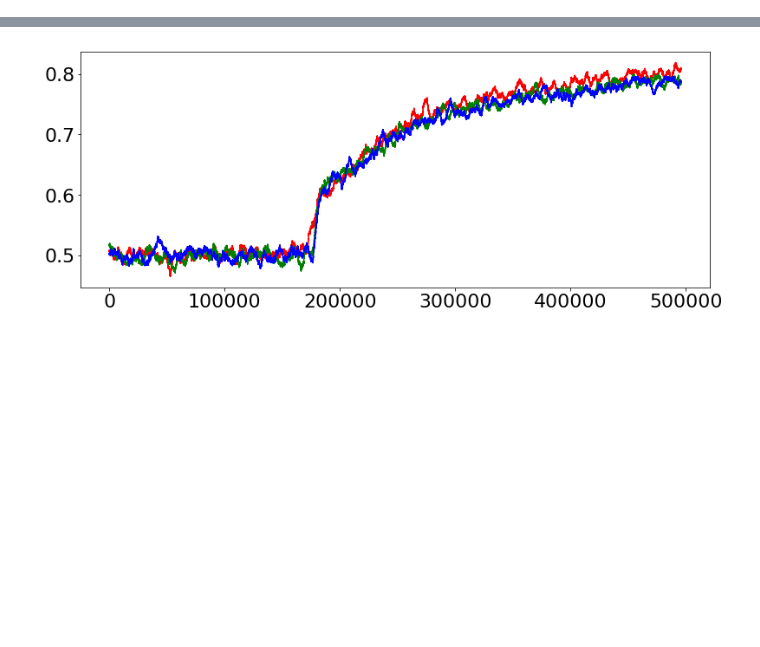
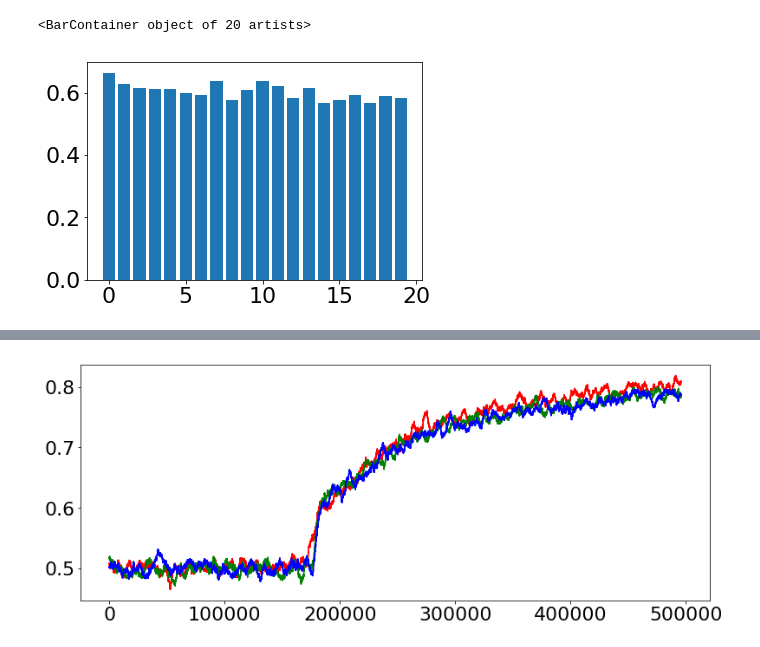
Before and after one commit to andrebeu/nback, a Jupyter notebook: pure EM - item recognition.ipynb, the cells around one changed output, grey strips where cells are left out. Saved outputs shown, nothing was run; the diff lists cells and outputs as text; code cells hidden in the pictures; blank space fills up the shorter version.

```diff
--- a/pure EM - item recognition.ipynb
+++ b/pure EM - item recognition.ipynb
@@ -23,0 +311,6 @@ The autoreload extension is already loaded. To reload it, use:
+# %%
+M = acc.mean(0)
+plt.bar(range(len(M)),M)
+# %% [output]
+<BarContainer object of 20 artists>
+[figure, added]
```
Also changed, not shown: parts of 28 cells of this notebook, 6 other files.
